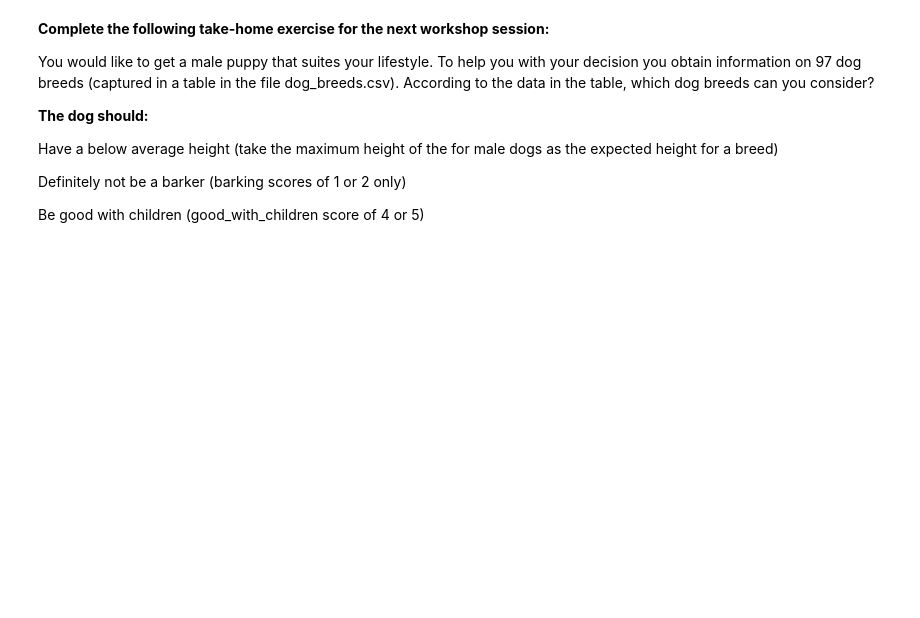
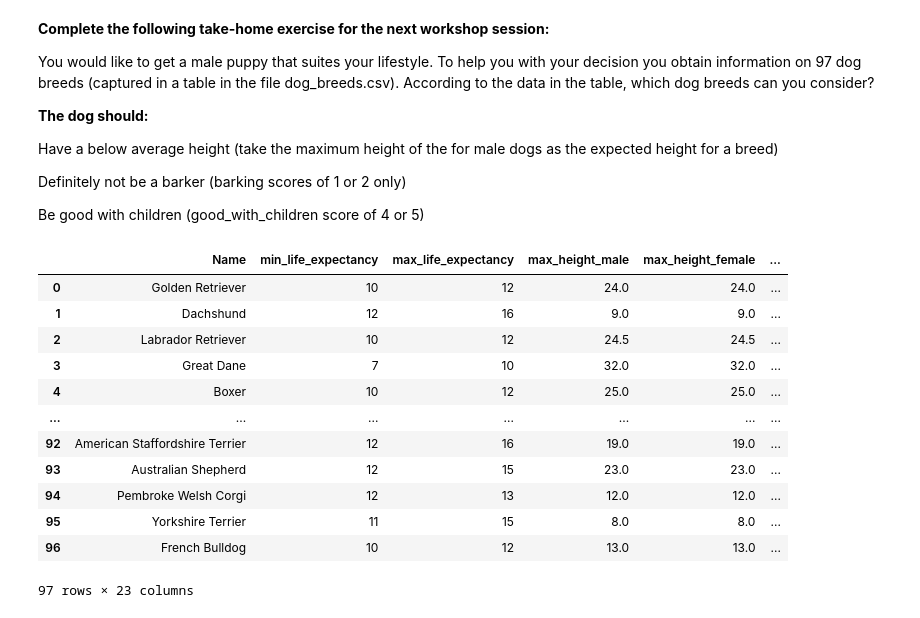
Before and after one commit to DylanPrinsloo/UCode, a Jupyter notebook: Year 1/Semester 1/Python/Lessons/session3.ipynb, the cells around one changed output. Drawn from its saved outputs; the diff is of its cells as text; code cells hidden in the pictures; blank space fills up the shorter version.

```diff
--- a/Year 1/Semester 1/Python/Lessons/session3.ipynb
+++ b/Year 1/Semester 1/Python/Lessons/session3.ipynb
@@ -218,3 +218,20 @@ Have a below average height (take the maximum height of the for male dogs as the
 Definitely not be a barker (barking scores of 1 or 2 only)
 
 Be good with children (good_with_children score of 4 or 5)
+# %%
+dogs = pd.read_csv('C:/University/University Files/University-Code/Year 1/Semester 1/Python/Lessons/Data/csv/dog_breeds.csv')
+dogs
+# %% [output]
+|  | Name | min_life_expectancy | max_life_expectancy | max_height_male | max_height_female | ... |
+| 0 | Golden Retriever | 10 | 12 | 24.0 | 24.0 | ... |
+| 1 | Dachshund | 12 | 16 | 9.0 | 9.0 | ... |
+| 2 | Labrador Retriever | 10 | 12 | 24.5 | 24.5 | ... |
+| 3 | Great Dane | 7 | 10 | 32.0 | 32.0 | ... |
+| 4 | Boxer | 10 | 12 | 25.0 | 25.0 | ... |
+| ... | ... | ... | ... | ... | ... | ... |
+| 92 | American Staffordshire Terrier | 12 | 16 | 19.0 | 19.0 | ... |
+| 93 | Australian Shepherd | 12 | 15 | 23.0 | 23.0 | ... |
+| 94 | Pembroke Welsh Corgi | 12 | 13 | 12.0 | 12.0 | ... |
+| 95 | Yorkshire Terrier | 11 | 15 | 8.0 | 8.0 | ... |
+| 96 | French Bulldog | 10 | 12 | 13.0 | 13.0 | ... |
+97 rows × 23 columns
```
Also changed, not shown: parts of 7 cells of this notebook.
